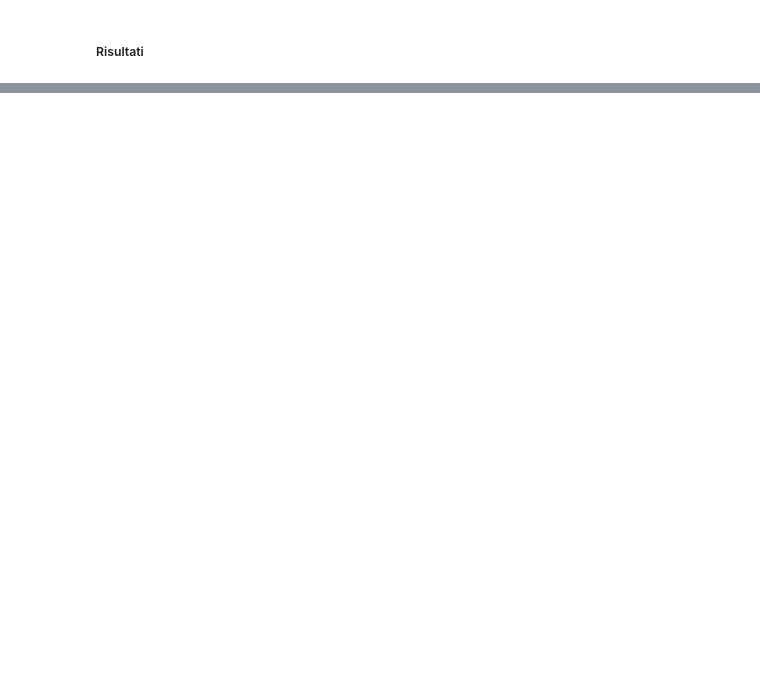
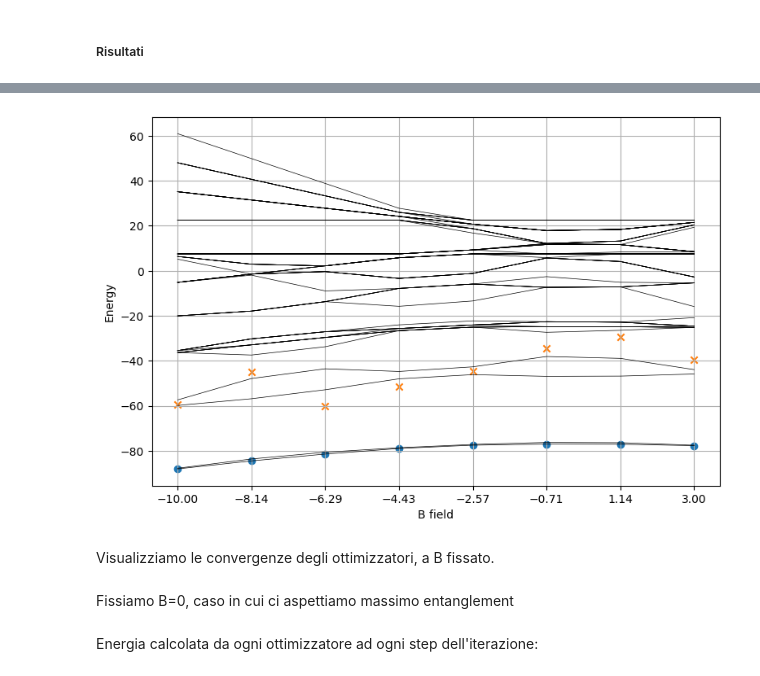
Before and after one commit to herondedalus/AQM_progettino, a Jupyter notebook: Main.ipynb, the cells around one changed output, grey strips where cells are left out. Cells and saved outputs as stored; diff of their text form; code cells hidden in the pictures; blank space fills up the shorter version.

```diff
--- a/Main.ipynb
+++ b/Main.ipynb
@@ -474,7 +482,7 @@ def Custom_VQE_diag(BK,shots,optimizer):
     #Parte 1: definisco la quantum_instance
 
     #HW = 'ibmq_belem'
-    BK = "hardware" # "IBMnoisy", "Aernoisy", "noiseless", "hardware"
+    BK = "noiseless" # "IBMnoisy", "Aernoisy", "noiseless", "hardware"
 
     if BK == "noiseless":
 
@@ -599,0 +705,8 @@ plot_tot([cGSEigE, EigE, qGSEigE, qGSEigE1])
+# %%
+plot_tot([cGSEigE, EigE, qGSEigE])
+# %% [output]
+[figure, added]
+# %% [markdown]
+Visualizziamo le convergenze degli ottimizzatori, a B fissato.
+# %% [markdown]
+Fissiamo B=0, caso in cui ci aspettiamo massimo entanglement
@@ -599,0 +715,2 @@ plot_tot([cGSEigE, EigE, qGSEigE, qGSEigE1])
+# %% [markdown]
+Energia calcolata da ogni ottimizzatore ad ogni step dell'iterazione:
```
Also changed, not shown: parts of 30 cells of this notebook.
